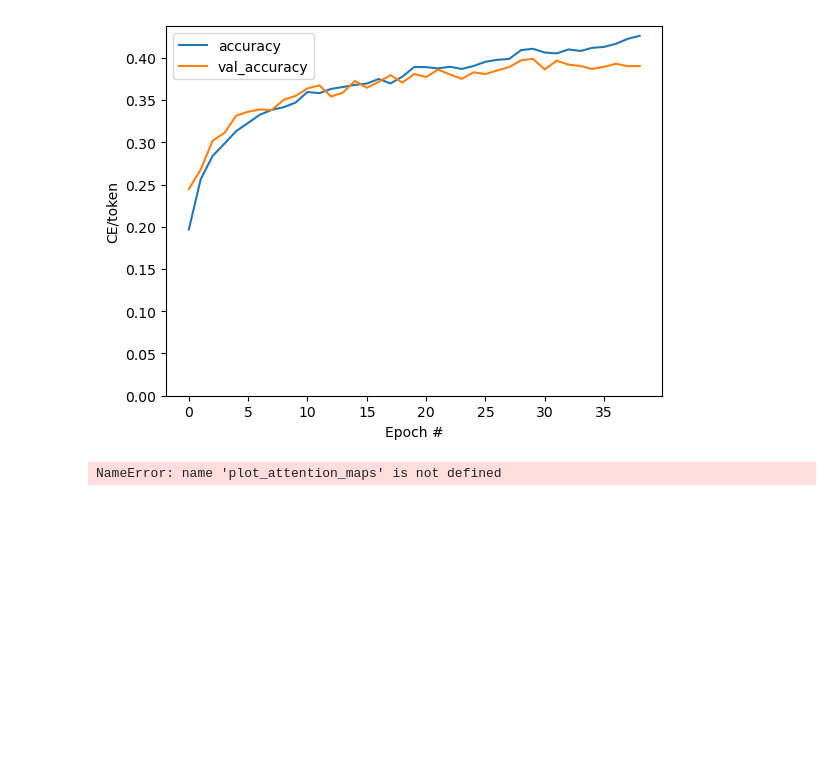
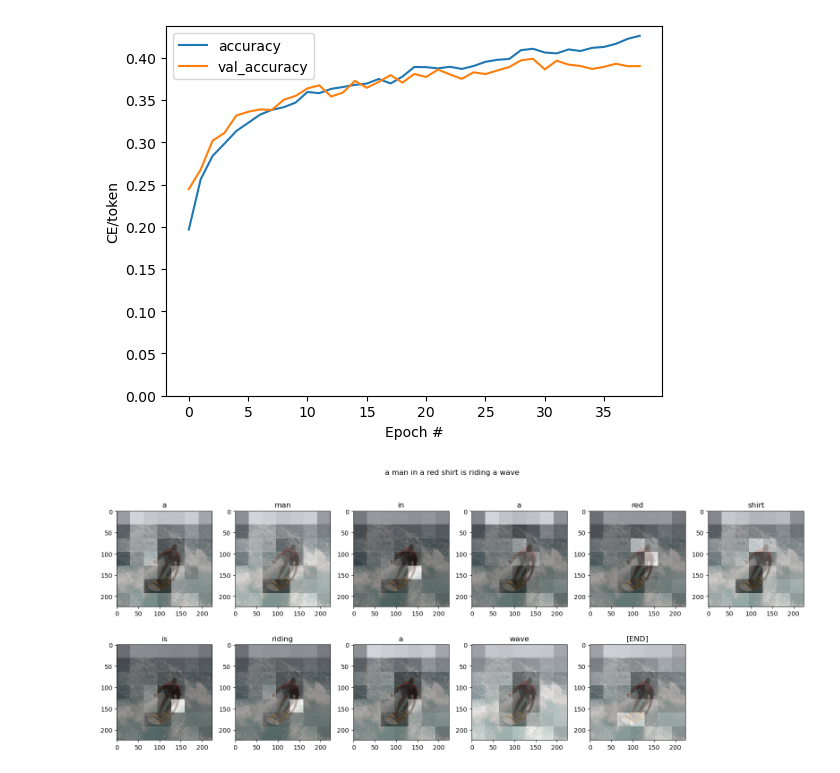
Before and after one commit to SAM-DEV007/Image-Caption, a Jupyter notebook: Model/Model_Train.ipynb, the cells around one changed output. Cells and saved outputs as stored; diff of their text form; code cells hidden in the pictures; blank space fills up the shorter version.

Commit message:
Added plots

```diff
--- a/Model/Model_Train.ipynb
+++ b/Model/Model_Train.ipynb
@@ -396,9 +396,27 @@ plt.legend()
 <matplotlib.legend.Legend at 0x...>
 [figure]
 # %%
+def plot_attention_maps(image, str_tokens, attention_map):
+    fig = plt.figure(figsize=(16, 9))
+
+    len_result = len(str_tokens)
+
+    titles = []
+    for i in range(len_result):
+      map = attention_map[i]
+      grid_size = max(int(np.ceil(len_result/2)), 2)
+      ax = fig.add_subplot(3, grid_size, i+1)
+      titles.append(ax.set_title(str_tokens[i]))
+      img = ax.imshow(image)
+      ax.imshow(map, cmap='gray', alpha=0.6, extent=img.get_extent(),
+                clim=[0.0, np.max(map)])
+
+    plt.tight_layout()
+
+
 @Captioner.add_method
 def run_and_show_attention(self, image, temperature=0.0):
-    result_txt = self.simple_gen(load_image(image), temperature)
+    result_txt = self.simple_gen(image, temperature)
     str_tokens = result_txt.split()
     str_tokens.append('[END]')
 
@@ -414,6 +432,6 @@ def run_and_show_attention(self, image, temperature=0.0):
     t = plt.suptitle(result_txt)
     t.set_y(1.05)
 # %%
-run_and_show_attention(model, str(pathlib.Path.cwd() / 'Model_Data/train_check/surf.jpg'))
+run_and_show_attention(model, load_image(str(pathlib.Path.cwd() / 'Model_Data/train_check/surf.jpg')))
 # %% [output]
-NameError: name 'plot_attention_maps' is not defined
+[figure, added]
```
